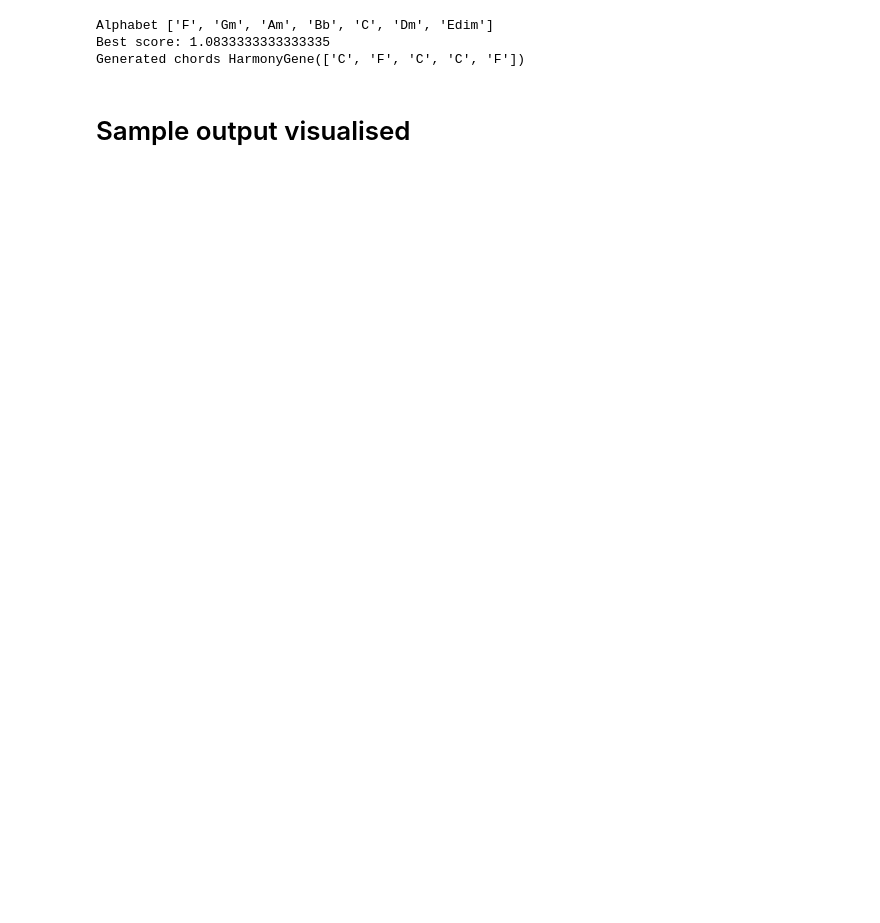
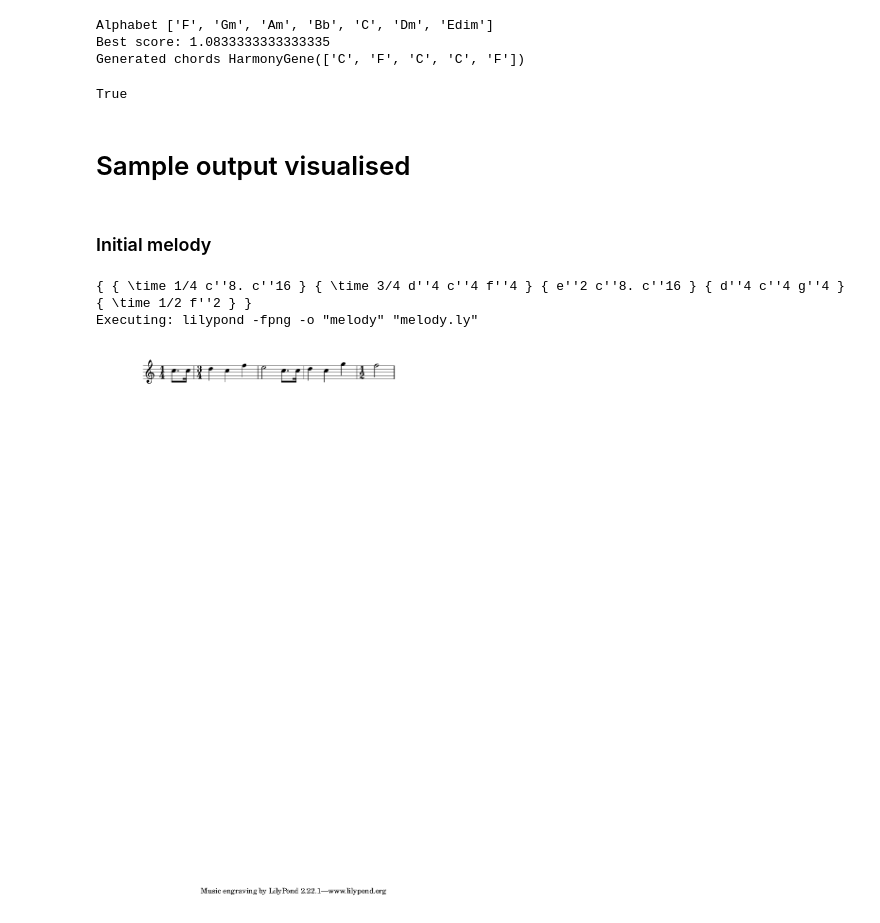
Before and after one commit to taidopurason/evolutionary-harmonization, a Jupyter notebook: evolutionary_harmonization.ipynb, the cells around one changed output. Drawn from its saved outputs; the diff is of its cells as text; code cells hidden in the pictures; blank space fills up the shorter version.

```diff
--- a/evolutionary_harmonization.ipynb
+++ b/evolutionary_harmonization.ipynb
@@ -225,40 +0,0 @@ def to_mingus(x: Fraction) -> float:
-# %%
-whole = Fraction(1)
-half = Fraction(1, 2)
-quarter = Fraction(1, 4)
-eighth = Fraction(1, 8)
-sixteenth = Fraction(1, 16)
-
-test_melody = (
-    (
-        ("C-5", dot(eighth)),
-        ("C-5", sixteenth)
-    ),
-    (
-        ("D-5", quarter),
-        ("C-5", quarter),
-        ("F-5", quarter)
-    ),
-    (
-        ("E-5", half),
-        ("C-5", dot(eighth)),
-        ("C-5", sixteenth)
-    ),
-    (
-        ("D-5", quarter),
-        ("C-5", quarter),
-        ("G-5", quarter)
-    ),
-    (
-        ("F-5", half),
-    )
-)
-
-
-test_chords = (
-    "",
-    "F",
-    "C",
-    "C",
-    "F"
-)
@@ -312,17 +25,10 @@ def fitness(gene: HarmonyGene, melody: Iterable[Tuple[Tuple[str, Fraction]]], ke
 
     return fitness
 # %%
-write_composition(test_melody, test_chords, "correct.midi")
-
-# alphabet = get_notes("F")
-# alphabet = ['Gb', 'Db', 'Ab', 'Eb', 'Bb', 'F', 'C', 'G', 'D', 'A', 'E', 'B', 'F#', 'C#', 'G#', 'D#', 'A#']
-# alphabet += [a + "m" for a in alphabet]
-
 # only diatonic chords
 alphabet = ["F", "Gm", "Am", "Bb", "C", "Dm", "Edim"]
-
 key = "F"
-n_population = len(test_chords)
+n_population = len(test_melody)
 
 print("Alphabet", alphabet)
 initial_pop = HarmonyGene.initialize_population(n_population * 10, n_population, alphabet)
@@ -332,14 +38,30 @@ generated_chords, score = genetic_algorithm(
     TournamentSelection(5),
     p_crossover=0.8,
     p_mutation=0.3,
-    epochs=5000
+    epochs=500,
+    callbacks=[EarlyStopping(30)]
 )
 print("Best score:", score)
 print("Generated chords", generated_chords)
-gen_comp = write_composition(test_melody, generated_chords, "generated.midi")
+
+gen_comp = create_composition(test_melody, generated_chords)
+write_Composition("generated.midi", gen_comp)
+write_Composition("correct.midi", create_composition(test_melody, test_chords))
 # %% [output]
 Alphabet ['F', 'Gm', 'Am', 'Bb', 'C', 'Dm', 'Edim']
 Best score: 1.0833333333333335
 Generated chords HarmonyGene(['C', 'F', 'C', 'C', 'F'])
+True
 # %% [markdown]
 # Sample output visualised
+# %% [markdown]
+### Initial melody
+# %%
+melody = lilypond.from_Track(create_melody(test_melody))
+print(melody)
+lilypond.to_png(melody, "melody.png")
+Image(filename='melody.png')
+# %% [output]
+{ { \time 1/4 c''8. c''16 } { \time 3/4 d''4 c''4 f''4 } { e''2 c''8. c''16 } { d''4 c''4 g''4 } { \time 1/2 f''2 } }
+Executing: lilypond -fpng -o "melody" "melody.ly"
+[figure, added]
```
Also changed, not shown: parts of 17 cells of this notebook, 2 other files.
